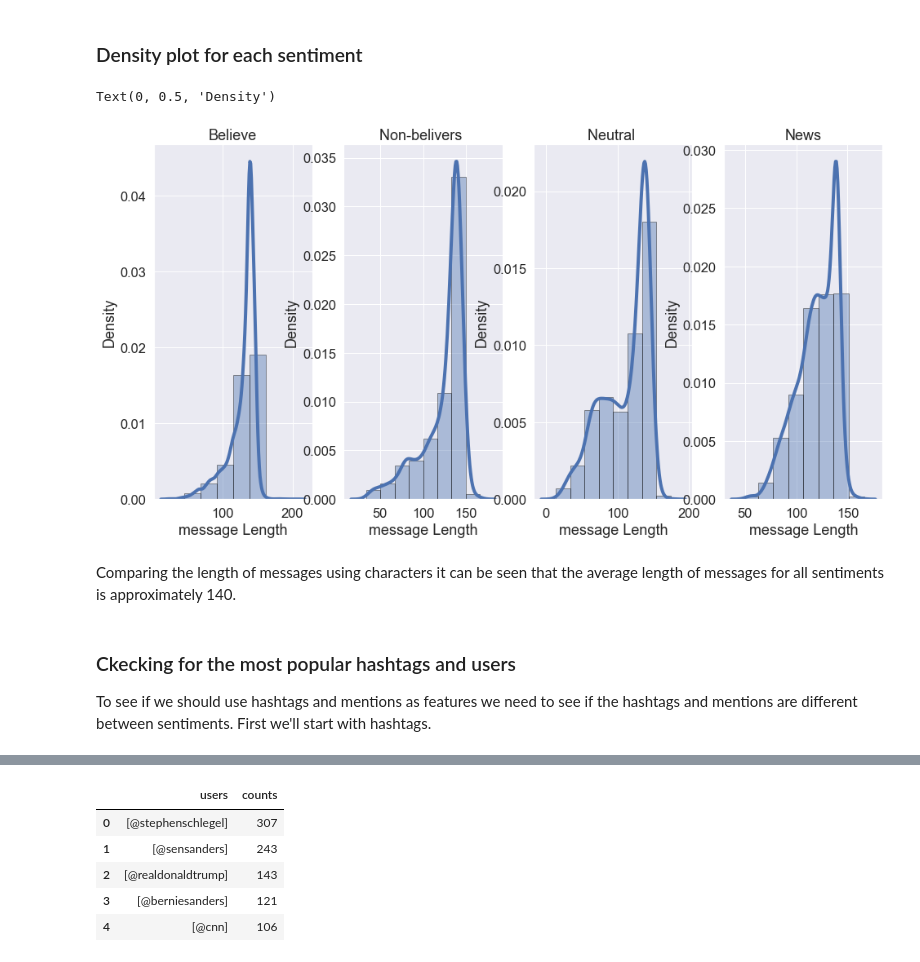
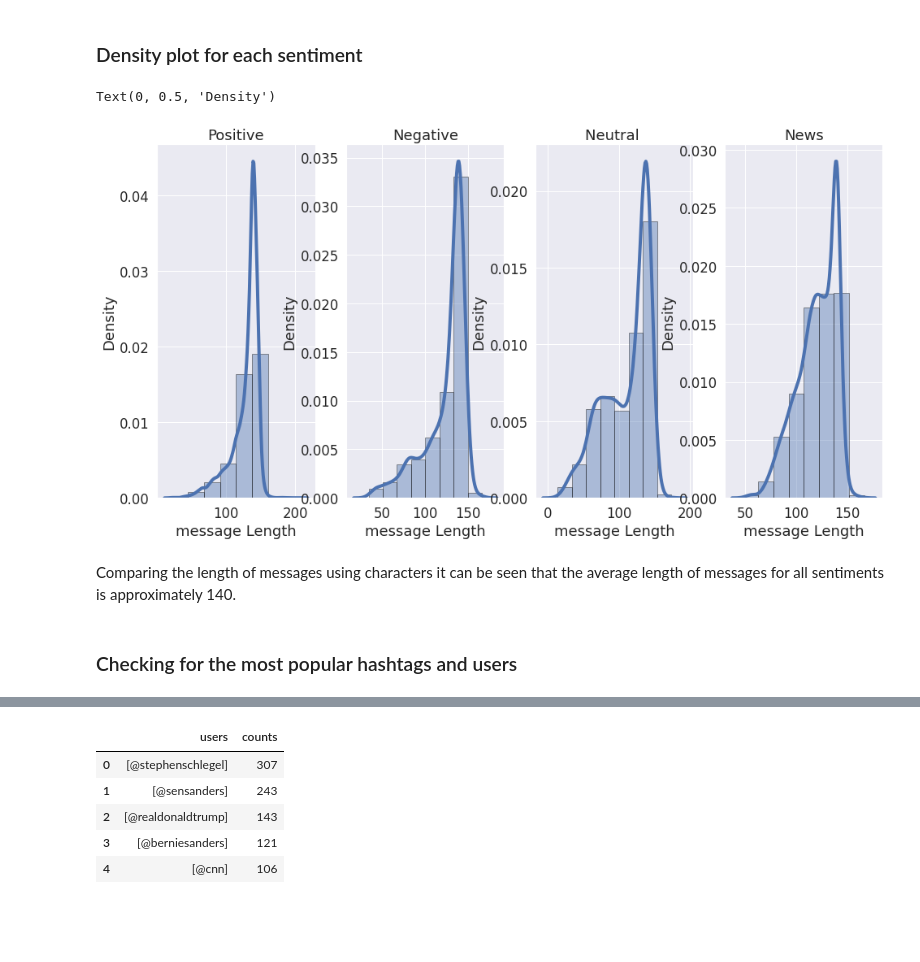
Before and after one commit to marth418/classification-predict-streamlit-template, a Jupyter notebook: Starter_notebook.ipynb, the cells around one changed output, grey strips where cells are left out. Drawn from its saved outputs; the diff is of its cells as text; code cells hidden in the pictures; blank space fills up the shorter version.

```diff
--- a/Starter_notebook.ipynb
+++ b/Starter_notebook.ipynb
@@ -239,52 +283,50 @@ extractor(train_df)
 # %%
 fig,(ax1,ax2,ax3,ax4) = plt.subplots(1,4,figsize=(16,8))
 
-#For  Believe
+#For  positive
 sns.distplot(train_df[train_df['sentiment']==1]['message'].str.len(), hist=True, kde=True,
              bins=int(200/25),
              ax = ax1,
              hist_kws={'edgecolor':'black'},
              kde_kws={'linewidth': 4})
-ax1.set_title('Believe')
+ax1.set_title('Positive')
 ax1.set_xlabel('message Length')
 ax1.set_ylabel('Density')
 
-#For Non-believers
+#For Negative
 sns.distplot(train_df[train_df['sentiment']==-1]['message'].str.len(), hist=True, kde=True,
              bins=int(200/25),
              ax = ax2,
              hist_kws={'edgecolor':'black'},
              kde_kws={'linewidth': 4})
-ax2.set_title('Non-belivers ')
+ax2.set_title('Negative')
 ax2.set_xlabel('message Length')
 ax2.set_ylabel('Density')
 
 #For Neutral
 sns.distplot(train_df[train_df['sentiment']==0]['message'].str.len(), hist=True, kde=True,
              bins=int(200/25),
              ax = ax3,
              hist_kws={'edgecolor':'black'},
              kde_kws={'linewidth': 4})
 ax3.set_title('Neutral ')
 ax3.set_xlabel('message Length')
 ax3.set_ylabel('Density')
 
 #For Neews
 sns.distplot(train_df[train_df['sentiment']==2]['message'].str.len(), hist=True, kde=True,
              bins=int(200/25),
              ax = ax4,
              hist_kws={'edgecolor':'black'},
              kde_kws={'linewidth': 4})
 ax4.set_title('News')
 ax4.set_xlabel('message Length')
 ax4.set_ylabel('Density')
 # %% [output]
 Text(0, 0.5, 'Density')
-[figure, old version]
+[figure, new version]
 # %% [markdown]
 Comparing the length of messages using characters it can be seen that  the average length of messages for all sentiments is approximately 140.
 # %% [markdown]
-### Ckecking for the most popular hashtags and users
-To see if we should use hashtags and mentions as features we need to see if the hashtags and mentions are different between sentiments.
-First we'll start with hashtags.
+### Checking for the most popular hashtags and users
 # %%
```
Also changed, not shown: parts of 55 cells of this notebook.
